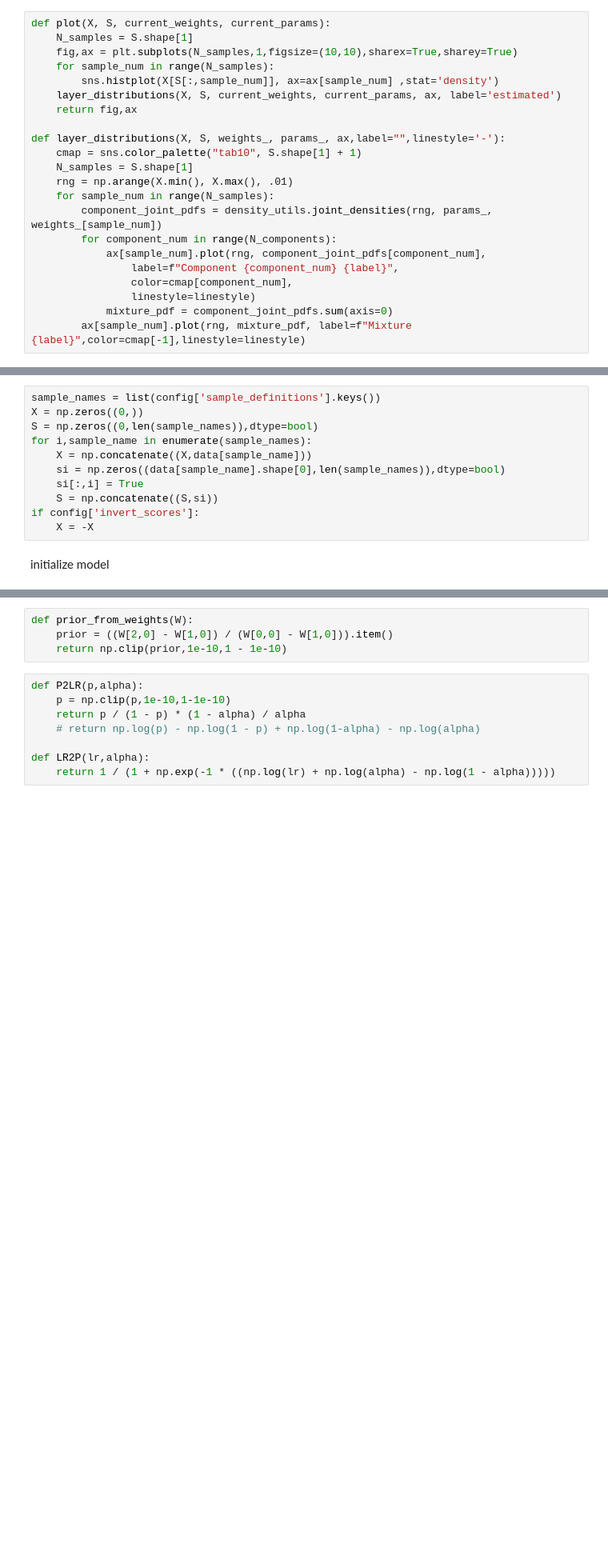
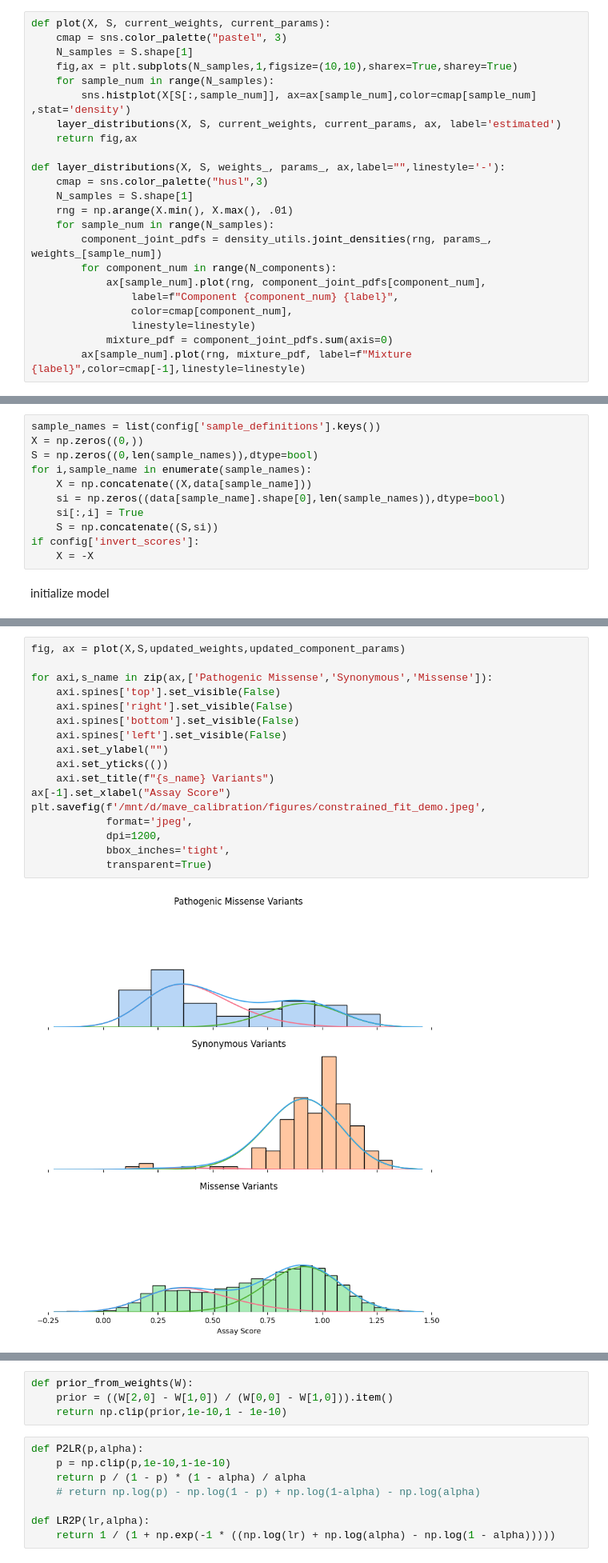
Before and after one commit to Dzeiberg/mave_calibration, a Jupyter notebook: 05_Constrained_Model.ipynb, the cells around one changed output, grey strips where cells are left out. Shown: that part at 80% size. Drawn from its saved outputs; the diff is of its cells as text; blank space fills up the shorter version.

```diff
--- a/05_Constrained_Model.ipynb
+++ b/05_Constrained_Model.ipynb
@@ -12,15 +12,16 @@ import joblib
 import json
 # %%
 def plot(X, S, current_weights, current_params):
+    cmap = sns.color_palette("pastel", 3)
     N_samples = S.shape[1]
     fig,ax = plt.subplots(N_samples,1,figsize=(10,10),sharex=True,sharey=True)
     for sample_num in range(N_samples):
-        sns.histplot(X[S[:,sample_num]], ax=ax[sample_num] ,stat='density')
+        sns.histplot(X[S[:,sample_num]], ax=ax[sample_num],color=cmap[sample_num] ,stat='density')
     layer_distributions(X, S, current_weights, current_params, ax, label='estimated')
     return fig,ax
 
 def layer_distributions(X, S, weights_, params_, ax,label="",linestyle='-'):
-    cmap = sns.color_palette("tab10", S.shape[1] + 1)
+    cmap = sns.color_palette("husl",3)
     N_samples = S.shape[1]
     rng = np.arange(X.min(), X.max(), .01)
     for sample_num in range(N_samples):
@@ -111,3 +114,22 @@ array([[0.92800177, 0.07199823],
+# %%
+fig, ax = plot(X,S,updated_weights,updated_component_params)
+
+for axi,s_name in zip(ax,['Pathogenic Missense','Synonymous','Missense']):
+    axi.spines['top'].set_visible(False)
+    axi.spines['right'].set_visible(False)
+    axi.spines['bottom'].set_visible(False)
+    axi.spines['left'].set_visible(False)
+    axi.set_ylabel("")
+    axi.set_yticks(())
+    axi.set_title(f"{s_name} Variants")
+ax[-1].set_xlabel("Assay Score")
+plt.savefig(f'/mnt/d/mave_calibration/figures/constrained_fit_demo.jpeg',
+            format='jpeg',
+            dpi=1200,
+            bbox_inches='tight',
+            transparent=True)
+# %% [output]
+[figure, added]
 # %%
 plt.plot(np.array(likelihoods) * -1)
 plt.xlabel('Iteration')
```
Also changed, not shown: parts of 11 cells of this notebook, 9 other files.
